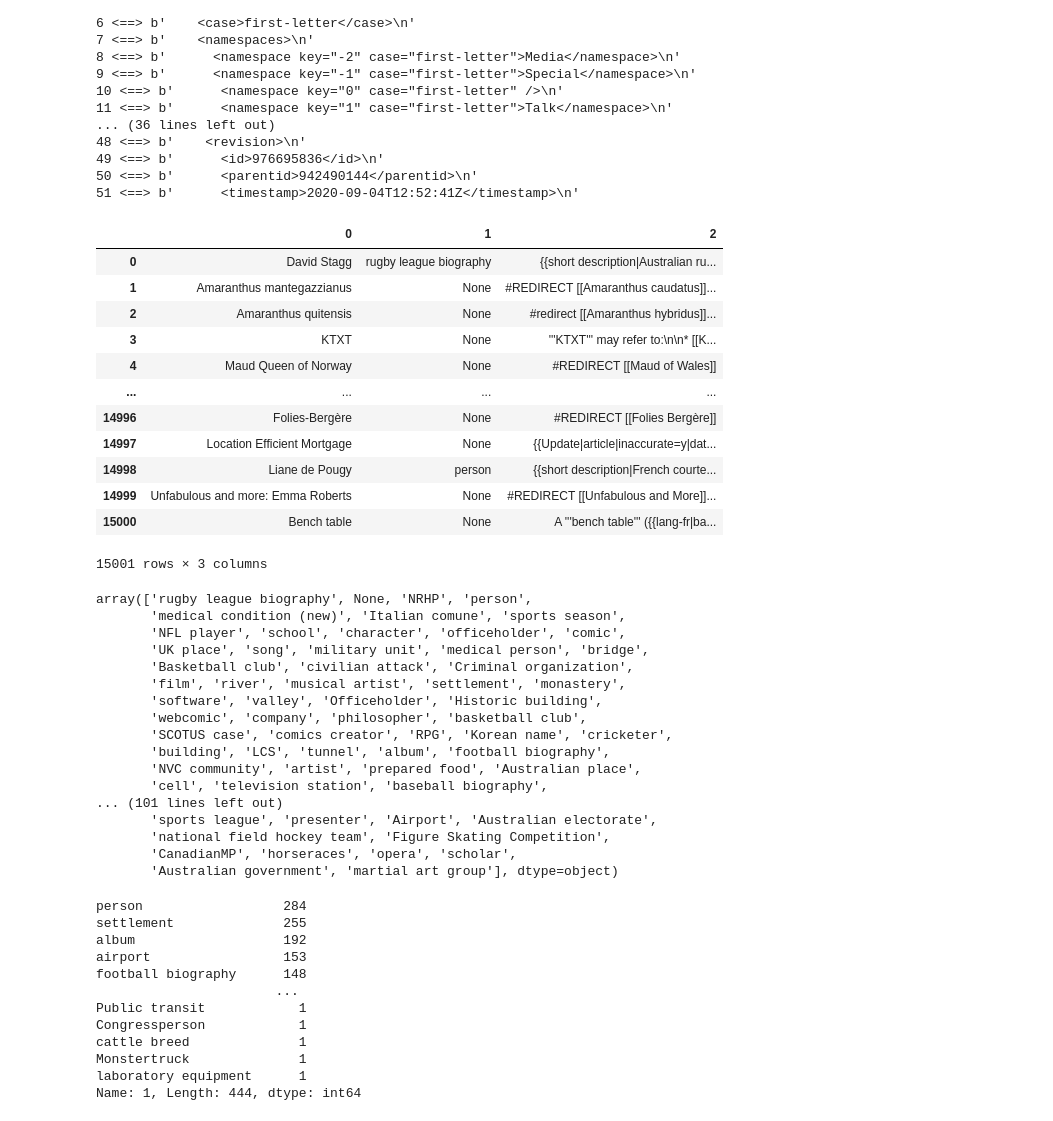
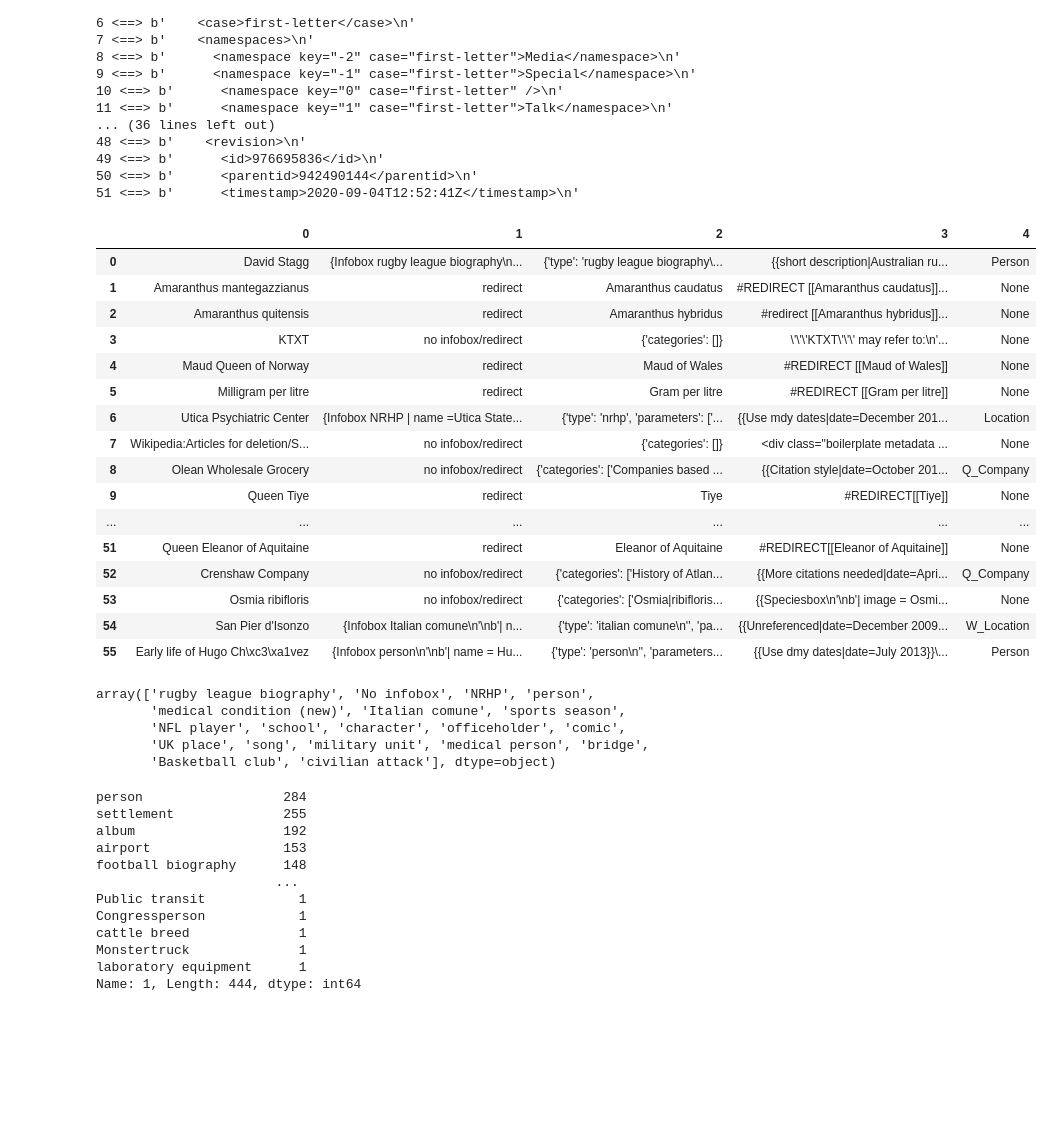
Before and after one commit to xminarikd/Wikipedia_NER, a Jupyter notebook: src/Wikipedia_NER.ipynb, the cells around one changed output. Saved outputs shown, nothing was run; the diff lists cells and outputs as text; code cells hidden in the pictures; blank space fills up the shorter version.

```diff
--- a/src/Wikipedia_NER.ipynb
+++ b/src/Wikipedia_NER.ipynb
@@ -126,14 +144,0 @@ import pandas as pd
-# %%
-#Get Infobox and Infobox type from article text
-def ArticleHandler():
-    infobox_regex = '(?=\{Infobox)(\{([^{}]|(?1))*\})'
-    inf_type_regex = '(?<=Infobox)(.*?)(?=(\||\n|<!-|<--))'
-    def processArticle(title, text):
-        infobox = regex.search(infobox_regex, text)
-        infobox = infobox.group() if infobox is not None else "redirect" if regex.search("redirect(?i)", text) is not None else "no infobox"
-
-        if infobox is not None:
-            inf_type = regex.search(inf_type_regex, infobox)
-            inf_type = inf_type.group().strip() if inf_type is not None else "No infobox"
-        return (title, infobox, inf_type, text)
-    return processArticle
@@ -166,7 +265,5 @@ class ContentHandler(xml.sax.handler.ContentHandler):
         #whole article
         if name == 'page':
             #function for process whole article in future
-            self.output.append(self.article_process(self._parts['title'],self._parts['text']))
-            #self.output.append((self._parts['title'], getInfType(self._parts['text']) , self._parts['text']))
-            #self.output.append((self._parts['title'], getInfType(self._parts['text'])))
+            self.output.append(self.article_process(**self._parts))
 # %%
@@ -207,0 +361,10 @@ Clibanarii
+# %%
+data = parseWiki(test_sample=True, save=True)
+
+for i, x in enumerate(data):
+    if i > 150:
+        break
+    if x[1] == 'redirect':
+        print(x[0], '<-->', x[1])
+    else:
+        print(x[0], '<-->', x[4])
@@ -238,42 +419,34 @@ for i, line in enumerate(subprocess.Popen(['bzcat'],
 50 <==> b'      <parentid>942490144</parentid>\n'
 51 <==> b'      <timestamp>2020-09-04T12:52:41Z</timestamp>\n'
 # %%
-df = pd.DataFrame(handler.output)
-df
+df = pd.DataFrame(data)
+df.head(80)
 # %% [output]
-|  | 0 | 1 | 2 |
-| 0 | David Stagg | rugby league biography | {{short description|Australian ru... |
-| 1 | Amaranthus mantegazzianus | None | #REDIRECT [[Amaranthus caudatus]]... |
-| 2 | Amaranthus quitensis | None | #redirect [[Amaranthus hybridus]]... |
-| 3 | KTXT | None | '''KTXT''' may refer to:\n\n* [[K... |
-| 4 | Maud Queen of Norway | None | #REDIRECT [[Maud of Wales]] |
-| ... | ... | ... | ... |
-| 14996 | Folies-Bergère | None | #REDIRECT [[Folies Bergère]] |
-| 14997 | Location Efficient Mortgage | None | {{Update|article|inaccurate=y|dat... |
-| 14998 | Liane de Pougy | person | {{short description|French courte... |
-| 14999 | Unfabulous and more: Emma Roberts | None | #REDIRECT [[Unfabulous and More]]... |
-| 15000 | Bench table | None | A '''bench table''' ({{lang-fr|ba... |
+|  | 0 | 1 | 2 | 3 | 4 |
+| 0 | David Stagg | {Infobox rugby league biography\n... | {'type': 'rugby league biography\... | {{short description|Australian ru... | Person |
+| 1 | Amaranthus mantegazzianus | redirect | Amaranthus caudatus | #REDIRECT [[Amaranthus caudatus]]... | None |
+| 2 | Amaranthus quitensis | redirect | Amaranthus hybridus | #redirect [[Amaranthus hybridus]]... | None |
+| 3 | KTXT | no infobox/redirect | {'categories': []} | \'\'\'KTXT\'\'\' may refer to:\n'... | None |
+| 4 | Maud Queen of Norway | redirect | Maud of Wales | #REDIRECT [[Maud of Wales]] | None |
+| 5 | Milligram per litre | redirect | Gram per litre | #REDIRECT [[Gram per litre]] | None |
+| 6 | Utica Psychiatric Center | {Infobox NRHP | name =Utica State... | {'type': 'nrhp', 'parameters': ['... | {{Use mdy dates|date=December 201... | Location |
+| 7 | Wikipedia:Articles for deletion/S... | no infobox/redirect | {'categories': []} | <div class="boilerplate metadata ... | None |
+| 8 | Olean Wholesale Grocery | no infobox/redirect | {'categories': ['Companies based ... | {{Citation style|date=October 201... | Q_Company |
+| 9 | Queen Tiye | redirect | Tiye | #REDIRECT[[Tiye]] | None |
+| ... | ... | ... | ... | ... | ... |
+| 51 | Queen Eleanor of Aquitaine | redirect | Eleanor of Aquitaine | #REDIRECT[[Eleanor of Aquitaine]] | None |
+| 52 | Crenshaw Company | no infobox/redirect | {'categories': ['History of Atlan... | {{More citations needed|date=Apri... | Q_Company |
+| 53 | Osmia ribifloris | no infobox/redirect | {'categories': ['Osmia|ribifloris... | {{Speciesbox\n'\nb'| image = Osmi... | None |
+| 54 | San Pier d'Isonzo | {Infobox Italian comune\n'\nb'| n... | {'type': 'italian comune\n'', 'pa... | {{Unreferenced|date=December 2009... | W_Location |
+| 55 | Early life of Hugo Ch\xc3\xa1vez | {Infobox person\n'\nb'| name = Hu... | {'type': 'person\n'', 'parameters... | {{Use dmy dates|date=July 2013}}\... | Person |
-15001 rows × 3 columns
 # %%
-df[1].unique()
+df[2].unique()
 # %% [output]
-array(['rugby league biography', None, 'NRHP', 'person',
+array(['rugby league biography', 'No infobox', 'NRHP', 'person',
        'medical condition (new)', 'Italian comune', 'sports season',
        'NFL player', 'school', 'character', 'officeholder', 'comic',
        'UK place', 'song', 'military unit', 'medical person', 'bridge',
-       'Basketball club', 'civilian attack', 'Criminal organization',
-       'film', 'river', 'musical artist', 'settlement', 'monastery',
-       'software', 'valley', 'Officeholder', 'Historic building',
-       'webcomic', 'company', 'philosopher', 'basketball club',
-       'SCOTUS case', 'comics creator', 'RPG', 'Korean name', 'cricketer',
-       'building', 'LCS', 'tunnel', 'album', 'football biography',
-       'NVC community', 'artist', 'prepared food', 'Australian place',
-       'cell', 'television station', 'baseball biography',
-... (101 lines left out)
-       'sports league', 'presenter', 'Airport', 'Australian electorate',
-       'national field hockey team', 'Figure Skating Competition',
-       'CanadianMP', 'horseraces', 'opera', 'scholar',
-       'Australian government', 'martial art group'], dtype=object)
+       'Basketball club', 'civilian attack'], dtype=object)
 # %%
 df[1].value_counts()
 # %% [output]
```
Also changed, not shown: parts of 30 cells of this notebook, 3 other files.
